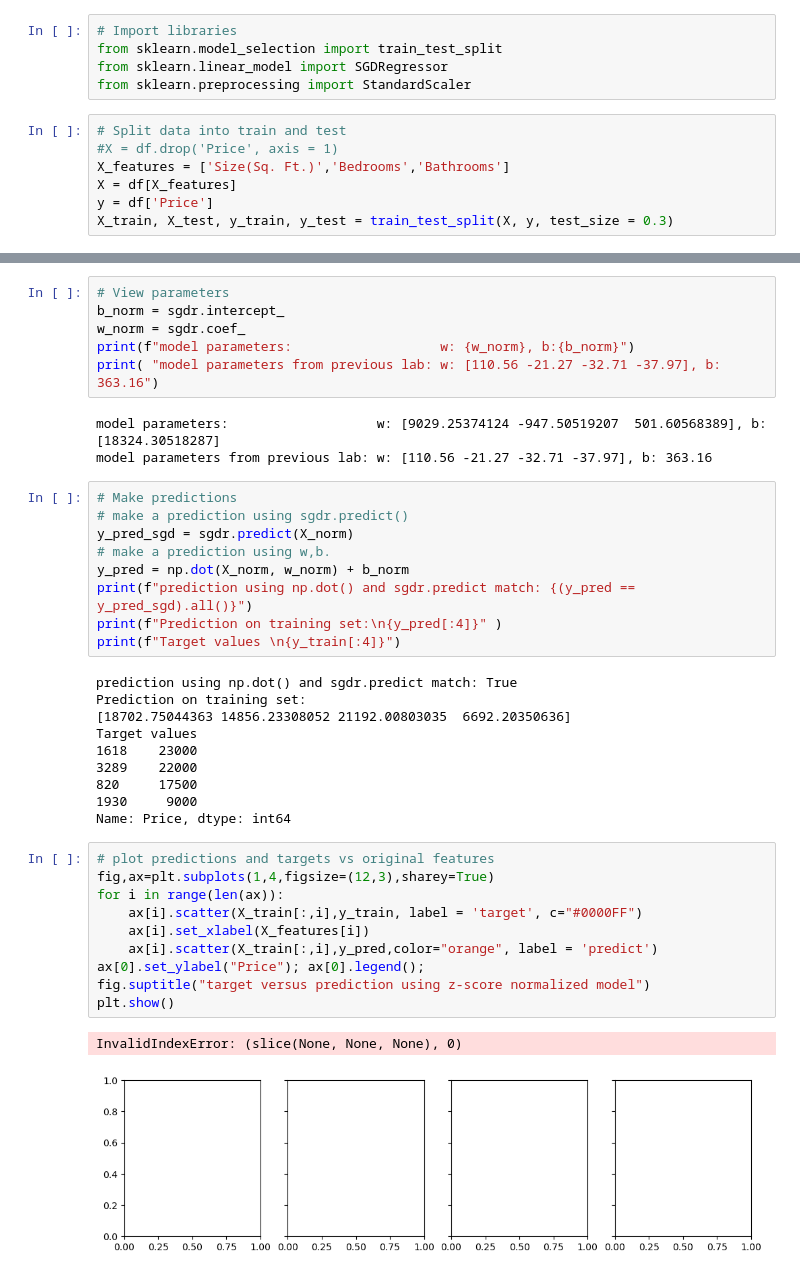
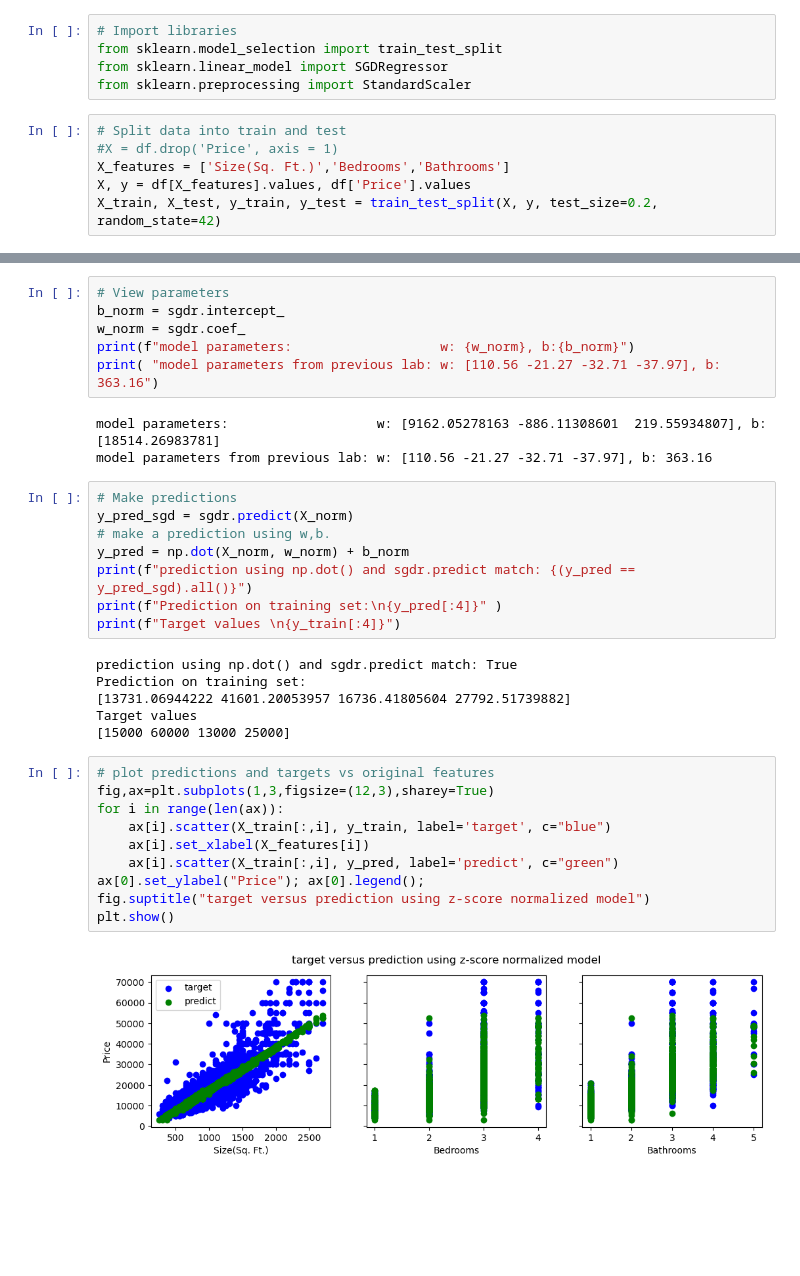
Before and after one commit to jhonnovax/House-Price-Prediction, a Jupyter notebook: house-price-prediction.ipynb, the cells around one changed output, grey strips where cells are left out. Cells and saved outputs as stored; diff of their text form; blank space fills up the shorter version.

Commit message:
Model validations normalizing data and and make predictions applied regression functions to predict values

```diff
--- a/house-price-prediction.ipynb
+++ b/house-price-prediction.ipynb
@@ -432,9 +436,8 @@ from sklearn.preprocessing import StandardScaler
 # Split data into train and test
 #X = df.drop('Price', axis = 1)
 X_features = ['Size(Sq. Ft.)','Bedrooms','Bathrooms']
-X = df[X_features]
-y = df['Price']
-X_train, X_test, y_train, y_test = train_test_split(X, y, test_size = 0.3)
+X, y = df[X_features].values, df['Price'].values
+X_train, X_test, y_train, y_test = train_test_split(X, y, test_size=0.2, random_state=42)
 # %%
 # Scale/normalize the training data
 scaler = StandardScaler()
@@ -467,11 +467,10 @@ w_norm = sgdr.coef_
 print(f"model parameters:                   w: {w_norm}, b:{b_norm}")
 print( "model parameters from previous lab: w: [110.56 -21.27 -32.71 -37.97], b: 363.16")
 # %% [output]
-model parameters:                   w: [9029.25374124 -947.50519207  501.60568389], b:[18324.30518287]
+model parameters:                   w: [9162.05278163 -886.11308601  219.55934807], b:[18514.26983781]
 model parameters from previous lab: w: [110.56 -21.27 -32.71 -37.97], b: 363.16
 # %%
 # Make predictions
-# make a prediction using sgdr.predict()
 y_pred_sgd = sgdr.predict(X_norm)
 # make a prediction using w,b.
 y_pred = np.dot(X_norm, w_norm) + b_norm
@@ -481,23 +480,18 @@ print(f"Target values \n{y_train[:4]}")
 # %% [output]
 prediction using np.dot() and sgdr.predict match: True
 Prediction on training set:
-[18702.75044363 14856.23308052 21192.00803035  6692.20350636]
+[13731.06944222 41601.20053957 16736.41805604 27792.51739882]
 Target values
-1618    23000
-3289    22000
-820     17500
-1930     9000
-Name: Price, dtype: int64
+[15000 60000 13000 25000]
 # %%
 # plot predictions and targets vs original features
-fig,ax=plt.subplots(1,4,figsize=(12,3),sharey=True)
+fig,ax=plt.subplots(1,3,figsize=(12,3),sharey=True)
 for i in range(len(ax)):
-    ax[i].scatter(X_train[:,i],y_train, label = 'target', c="#0000FF")
+    ax[i].scatter(X_train[:,i], y_train, label='target', c="blue")
     ax[i].set_xlabel(X_features[i])
-    ax[i].scatter(X_train[:,i],y_pred,color="orange", label = 'predict')
+    ax[i].scatter(X_train[:,i], y_pred, label='predict', c="green")
 ax[0].set_ylabel("Price"); ax[0].legend();
 fig.suptitle("target versus prediction using z-score normalized model")
 plt.show()
 # %% [output]
-InvalidIndexError: (slice(None, None, None), 0)
-[figure, old version]
+[figure, new version]
```
Also changed, not shown: parts of 19 cells of this notebook.
